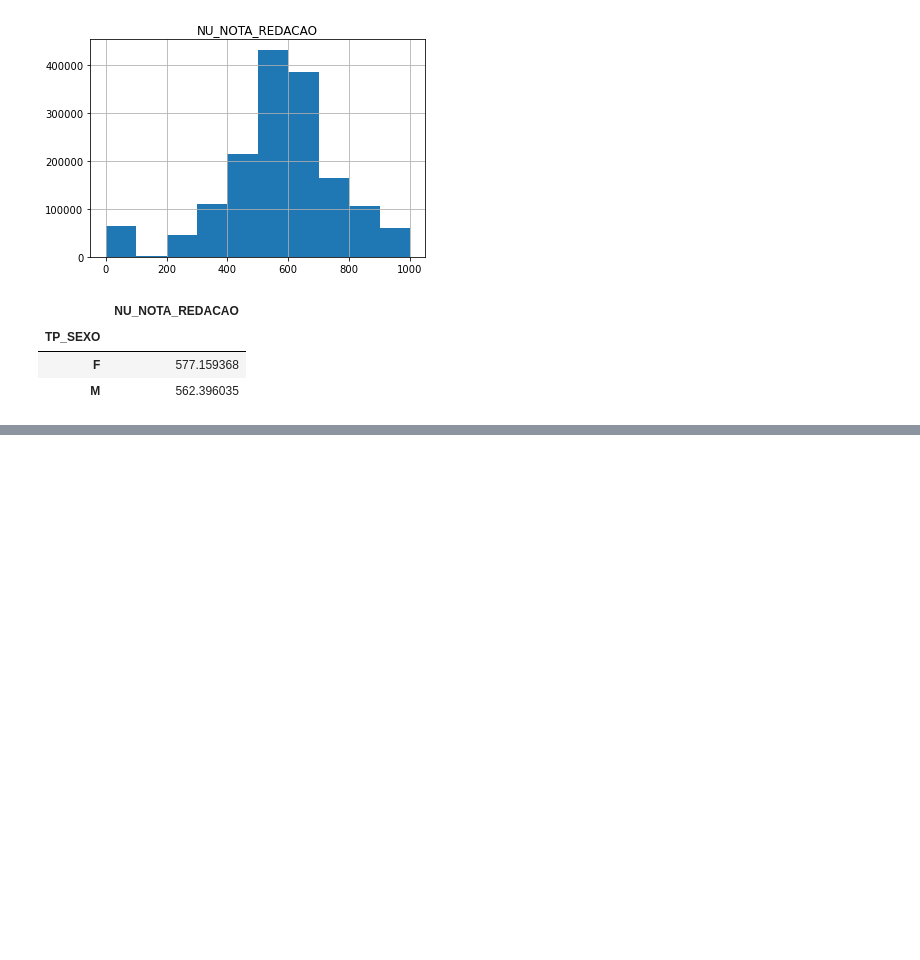
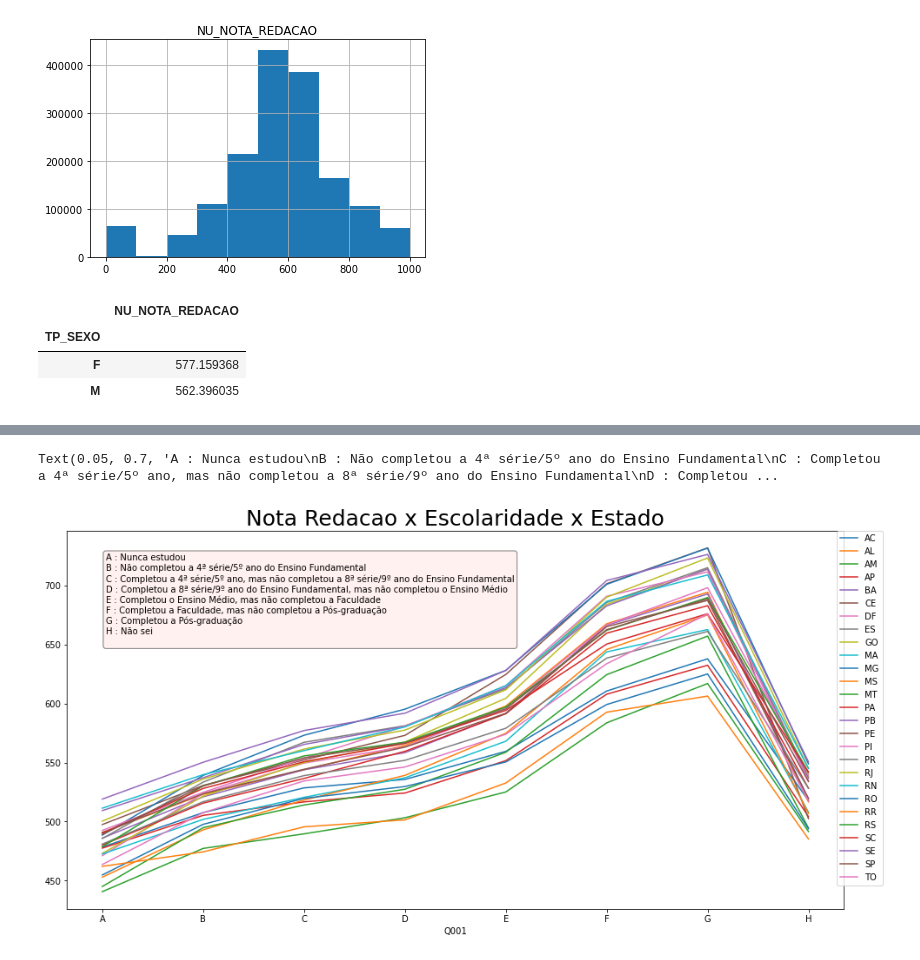
Before and after one commit to PaulaFQueiroz/EDA-portfolio, a Jupyter notebook: Exploratory Data Analysis - ENEM.ipynb, the cells around one changed output, grey strips where cells are left out. Drawn from its saved outputs; the diff is of its cells as text; code cells hidden in the pictures; blank space fills up the shorter version.

```diff
--- a/Exploratory Data Analysis - ENEM.ipynb
+++ b/Exploratory Data Analysis - ENEM.ipynb
@@ -143,0 +300,27 @@ column_TP_SEX_N_REDACAO.groupby('TP_SEXO').mean()
+# %%
+ax = dfEnem.filter(items=['SG_UF_RESIDENCIA','Q001','NU_NOTA_REDACAO'])\
+.groupby(['Q001','SG_UF_RESIDENCIA'])\
+.mean().sort_values(by='NU_NOTA_REDACAO', ascending=False)\
+.unstack().plot(figsize = (16,8))
+
+ax.set_title('Nota Redacao x Escolaridade x Estado', fontsize= 25)
+ax.legend(bbox_to_anchor=(1.05,1), loc=0, borderaxespad=0.)
+
+handles, labels = ax.get_legend_handles_labels()
+# print(labels)
+
+
+import re
+edited_labels = [re.search(',\s(.+?)\)', label).group(1) for label in labels]
+ax.legend(edited_labels, bbox_to_anchor=(1.05,1), loc=0, borderaxespad=0.)
+
+
+textdictQ002 = ""
+for key,value in q001andq002dictionary.items():
+    textdictQ002 = textdictQ002 + "{k} : {v}\n".format(k=key,v=value)
+
+ax.text(0.05,.7, textdictQ002, transform=ax.transAxes, fontsize=10,color='black',
+       bbox={'boxstyle':'round', 'facecolor':'mistyrose', 'alpha':0.5})
+# %% [output]
+Text(0.05, 0.7, 'A : Nunca estudou\nB : Não completou a 4ª série/5º ano do Ensino Fundamental\nC : Completou a 4ª série/5º ano, mas não completou a 8ª série/9º ano do Ensino Fundamental\nD : Completou ...
+[figure, added]
```
Also changed, not shown: parts of 21 cells of this notebook.
